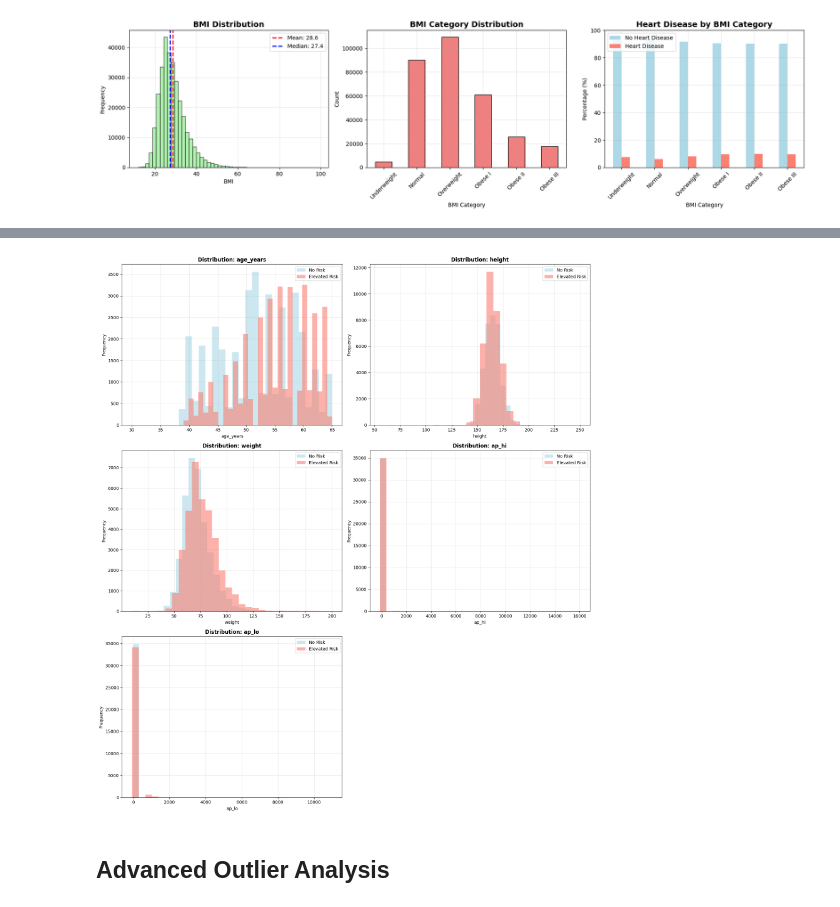
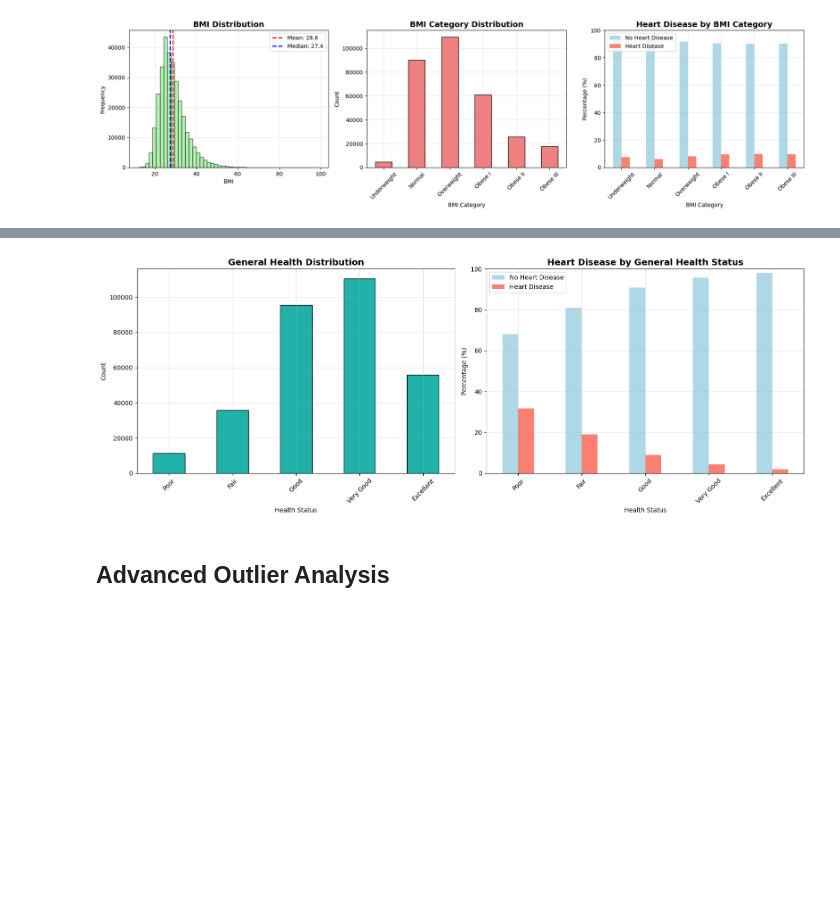
Before and after one commit to eyyuboeztuerk-arch/DPP-Stackfuel-Data-Science-Projekt, a Jupyter notebook: notebooks/01_exploration.ipynb, the cells around one changed output, grey strips where cells are left out. Cells and saved outputs as stored; diff of their text form; code cells hidden in the pictures; blank space fills up the shorter version.

Commit message:
add general health status analysis in 01.exploration.ipynb due to new used dataset

```diff
--- a/notebooks/01_exploration.ipynb
+++ b/notebooks/01_exploration.ipynb
@@ -724,33 +724,76 @@ BMI Statistics:
 # %%
-# =============================================================================
-# 9. DISTRIBUTION ANALYSIS BY TARGET VARIABLE
-# =============================================================================
+print("\n" + "="*80)
+print("GENERAL HEALTH STATUS ANALYSIS")
+print("="*80)
 
-print("DISTRIBUTION ANALYSIS BY TARGET VARIABLE:")
-print("="*50)
+# CRITICAL FIX: Reload data to get original Heart_Disease values
+csv_path = r'C:\Users\Eyyub\Desktop\StackFuel\PortfolioProjekt\DPP-Stackfuel-Data-Science-Projekt\data\raw\cardiovascular-diseases-risk-prediction-dataset\CVD_cleaned.csv'
+df_temp = pd.read_csv(csv_path)
 
-# Plot important numeric variables
-important_vars = ['age_years', 'height', 'weight', 'ap_hi', 'ap_lo'] if 'age_years' in df.columns else ['age', 'height', 'weight', 'ap_hi', 'ap_lo']
-important_vars = [var for var in important_vars if var in df.columns]
+# Convert Heart_Disease to numeric
+if df_temp['Heart_Disease'].dtype == 'object' or df_temp['Heart_Disease'].dtype.name == 'category':
+    df['Heart_Disease'] = df_temp['Heart_Disease'].map({'No': 0, 'Yes': 1})
 
-# Create 3x2 grid for 5 plots (6th subplot will be empty)
-fig, axes = plt.subplots(3, 2, figsize=(16, 18))
-axes = axes.ravel()
+# Convert General_Health to string for proper filtering
+if df['General_Health'].dtype.name == 'category':
+    df['General_Health'] = df['General_Health'].astype(str)
 
-for i, var in enumerate(important_vars[:5]):
-    # Histogram for both groups
-    df[df['cardio'].astype(int) == 0][var].hist(alpha=0.6, bins=30, label='No Risk',
-                                    color='lightblue', ax=axes[i])
-    df[df['cardio'].astype(int) == 1][var].hist(alpha=0.6, bins=30, label='Elevated Risk',
-                                    color='salmon', ax=axes[i])
-    axes[i].set_title(f'Distribution: {var}', fontweight='bold')
-    axes[i].set_xlabel(var)
-    axes[i].set_ylabel('Frequency')
-    axes[i].legend()
-    axes[i].grid(True, alpha=0.3)
+health_dist = df['General_Health'].value_counts()
+print("\nGeneral Health Distribution:")
+for health, count in health_dist.items():
+    print(f"  {health:15}: {count:,} ({count/len(df)*100:.1f}%)")
 
-# Hide the 6th (empty) subplot
-axes[5].set_visible(False)
+# Visualize
+fig, axes = plt.subplots(1, 2, figsize=(16, 6))
+
+# Health distribution
+health_order = ['Poor', 'Fair', 'Good', 'Very Good', 'Excellent']
+health_dist_ordered = df['General_Health'].value_counts().reindex(health_order)
+health_dist_ordered.plot(kind='bar', color='lightseagreen', edgecolor='black', ax=axes[0])
+axes[0].set_title('General Health Distribution', fontsize=14, fontweight='bold')
+axes[0].set_xlabel('Health Status')
+axes[0].set_ylabel('Count')
+axes[0].tick_params(axis='x', rotation=45)
+axes[0].grid(True, alpha=0.3)
+
+# Health vs Heart Disease (ROBUST)
+health_heart_data = []
+
+print("\nHeart Disease Prevalence by General Health Status:")
+print("="*60)
+
+for health_status in health_order:
+    health_subset = df[df['General_Health'] == health_status].copy()
+    total = len(health_subset)
+
+    if total > 0:
+        hd_yes = (health_subset['Heart_Disease'] == 1).sum()
+        hd_no = (health_subset['Heart_Disease'] == 0).sum()
+
+        hd_yes_pct = (hd_yes / total) * 100
+        hd_no_pct = (hd_no / total) * 100
+
+        health_heart_data.append({
+            'General_Health': health_status,
+            'No Heart Disease': hd_no_pct,
+            'Heart Disease': hd_yes_pct
+        })
+
+        print(f"  {health_status:15}: {hd_yes:,}/{total:,} = {hd_yes_pct:.1f}% have heart disease")
+
+print("="*60)
+
+health_heart_df = pd.DataFrame(health_heart_data)
+health_heart_df.set_index('General_Health', inplace=True)
+
+health_heart_df.plot(kind='bar', stacked=False, color=['lightblue', 'salmon'], ax=axes[1])
+axes[1].set_title('Heart Disease by General Health Status', fontsize=14, fontweight='bold')
+axes[1].set_xlabel('Health Status')
+axes[1].set_ylabel('Percentage (%)')
+axes[1].legend(['No Heart Disease', 'Heart Disease'], loc='upper left')
+axes[1].tick_params(axis='x', rotation=45)
+axes[1].grid(True, alpha=0.3)
+axes[1].set_ylim([0, 100])
 
 plt.tight_layout()
 plt.show()
@@ -760,4 +820,4 @@ DISTRIBUTION ANALYSIS BY TARGET VARIABLE:
-[figure, old version]
+[figure, new version]
 # %% [markdown]
 ## Advanced Outlier Analysis
 # %%
```
Also changed, not shown: parts of 3 cells of this notebook.
